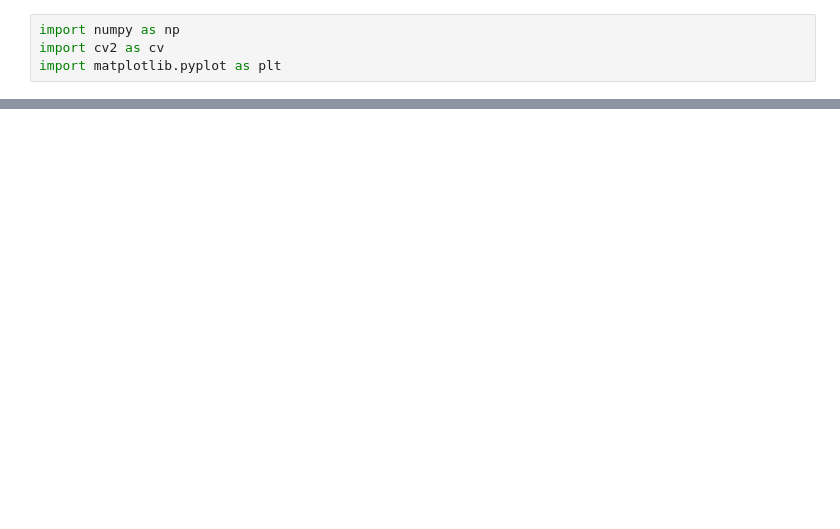
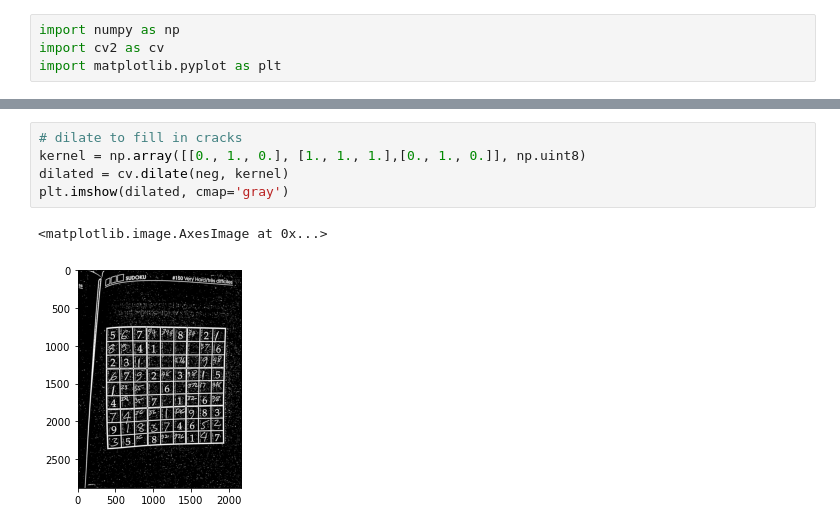
Before and after one commit to brianmakesthings/sudoku_solver, a Jupyter notebook: src/parse_image.ipynb, the cells around one changed output, grey strips where cells are left out. Drawn from its saved outputs; the diff is of its cells as text; blank space fills up the shorter version.

```diff
--- a/src/parse_image.ipynb
+++ b/src/parse_image.ipynb
@@ -29,0 +29,8 @@ array([[255, 255, 255, ..., 255, 255, 255],
+# %%
+# dilate to fill in cracks
+kernel = np.array([[0., 1., 0.], [1., 1., 1.],[0., 1., 0.]], np.uint8)
+dilated = cv.dilate(neg, kernel)
+plt.imshow(dilated, cmap='gray')
+# %% [output]
+<matplotlib.image.AxesImage at 0x...>
+[figure, added]
```
Also changed, not shown: parts of 7 cells of this notebook.
